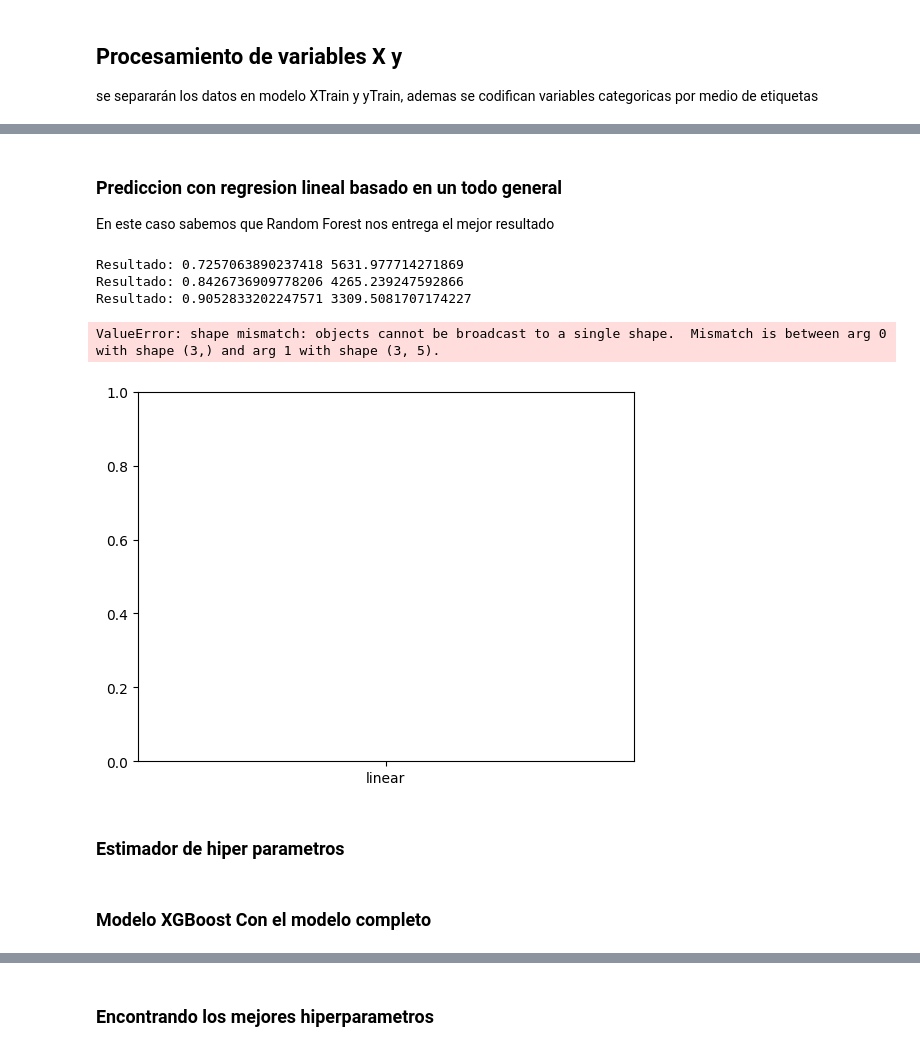
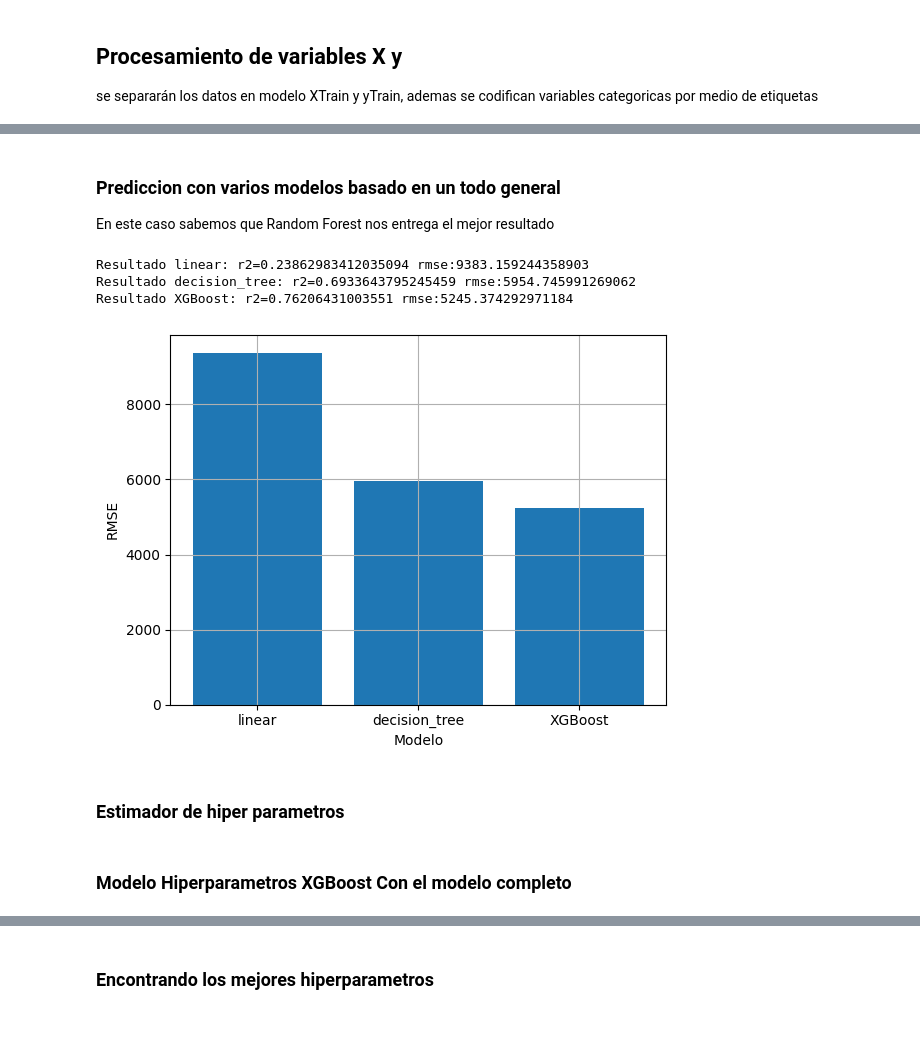
Before and after one commit to anfisbena/MIAD_NLP_2024, a Jupyter notebook: Semana 3/S3P1_proyecto1.ipynb, the cells around one changed output, grey strips where cells are left out. Saved outputs shown, nothing was run; the diff lists cells and outputs as text; code cells hidden in the pictures; blank space fills up the shorter version.

```diff
--- a/Semana 3/S3P1_proyecto1.ipynb
+++ b/Semana 3/S3P1_proyecto1.ipynb
@@ -203,22 +236,21 @@ def encoder(categorical_cols):
 
 #Instancio DF Training
 dataTraining_copy = dataTraining.copy()
-dataTraining_copy['Gama']=dataTraining_copy['Price'].apply(lambda x:0 if x<=26999 else 1)
+dataTraining_copy['MakeModel']=dataTraining_copy['Make']+dataTraining_copy['Model']
+dataTraining_copy=dataTraining_copy.drop(['Make','Model'],axis=1)
 
 #Instancio DF Testing
 dataTesting_copy=dataTesting.copy()
-dataTesting_copy['Gama']=0
+dataTesting_copy['MakeModel']=dataTesting_copy['Make']+dataTesting_copy['Model']
+dataTesting_copy=dataTesting_copy.drop(['Make','Model','Year'],axis=1)
+
 
 #Traigo los valores 'Gama' de los datos de entrenamiento
 encoder(categorical_cols)
-dataTesting_copy_coded=dataTesting_copy.to_numpy()
-for i in dataTesting_copy_coded:
-  i[5]=round(dataTraining_copy[(dataTraining_copy['Make']==i[3])&(dataTraining_copy['Model']==i[4])]['Gama'].mean())
-dataTesting_copy = pd.DataFrame(dataTesting_copy_coded, columns=dataTesting_copy.columns)
 
-X=dataTraining_copy.drop(['Price'], axis=1)
+
+X=dataTraining_copy.drop(['Price','Year'], axis=1)
 y=dataTraining_copy[['Price']].values.ravel()
 
-
-dataTesting_copy
+dataTraining_copy[(dataTraining_copy['Mileage'].between(9000,10000))&(dataTraining_copy['MakeModel']==290)]['Price'].describe()
 # %% [output]
@@ -238,34 +266,37 @@ dataTesting_copy
 # %% [markdown]
-<h3>Prediccion con regresion lineal basado en un todo general</h3>
+<h3>Prediccion con varios modelos basado en un todo general</h3>
 
 En este caso sabemos que Random Forest nos entrega el mejor resultado
 # %%
 #Primer modelo de regresión
 
 resultados={}
 
 models={
     'linear':LinearRegression(),
     'decision_tree':DecisionTreeRegressor(random_state=1),
     # 'random_forest':RandomForestRegressor(random_state=1),
     # 'gradient_boosting':GradientBoostingRegressor(random_state=1),
     'XGBoost':XGBRegressor(seed=1),
+    # 'adaboost+DecisionTree':AdaBoostRegressor(random_state=1,estimator=DecisionTreeRegressor(random_state=1)),
     # 'neural_network':MLPRegressor(random_state=1)
 }
 for model,function in models.items():
     scores_r2 = cross_val_score(function, X, y, cv=5, scoring=make_scorer(r2))
     scores_rmse = cross_val_score(function, X, y, cv=5, scoring=make_scorer(rmse))
-    resultados[model]=scores_r2
-    print('Resultado:', scores_r2.mean(), scores_rmse.mean())
+    resultados[model]=scores_rmse.mean()
+    print(f'Resultado {model}: r2={scores_r2.mean()} rmse:{scores_rmse.mean()}')
 
 plt.bar(resultados.keys(), resultados.values())
+plt.xlabel('Modelo')
+plt.ylabel('RMSE')
+plt.grid()
 plt.show()
 # %% [output]
-Resultado: 0.7257063890237418 5631.977714271869
-Resultado: 0.8426736909778206 4265.239247592866
-Resultado: 0.9052833202247571 3309.5081707174227
+Resultado linear: r2=0.23862983412035094 rmse:9383.159244358903
+Resultado decision_tree: r2=0.6933643795245459 rmse:5954.745991269062
+Resultado XGBoost: r2=0.76206431003551 rmse:5245.374292971184
-ValueError: shape mismatch: objects cannot be broadcast to a single shape.  Mismatch is between arg 0 with shape (3,) and arg 1 with shape (3, 5).
-[figure, old version]
+[figure, new version]
 # %% [markdown]
 <h3>Estimador de hiper parametros</h3>
 # %%
@@ -382,5 +404,5 @@ def best_parameters_XGBoost(estimator_range, depth_range, learning_rate_range, s
 
   return max_params
 # %% [markdown]
-<h3>Modelo XGBoost Con el modelo completo</h3>
+<h3>Modelo Hiperparametros XGBoost Con el modelo completo</h3>
 # %%
```
Also changed, not shown: parts of 19 cells of this notebook, 1 other file.
